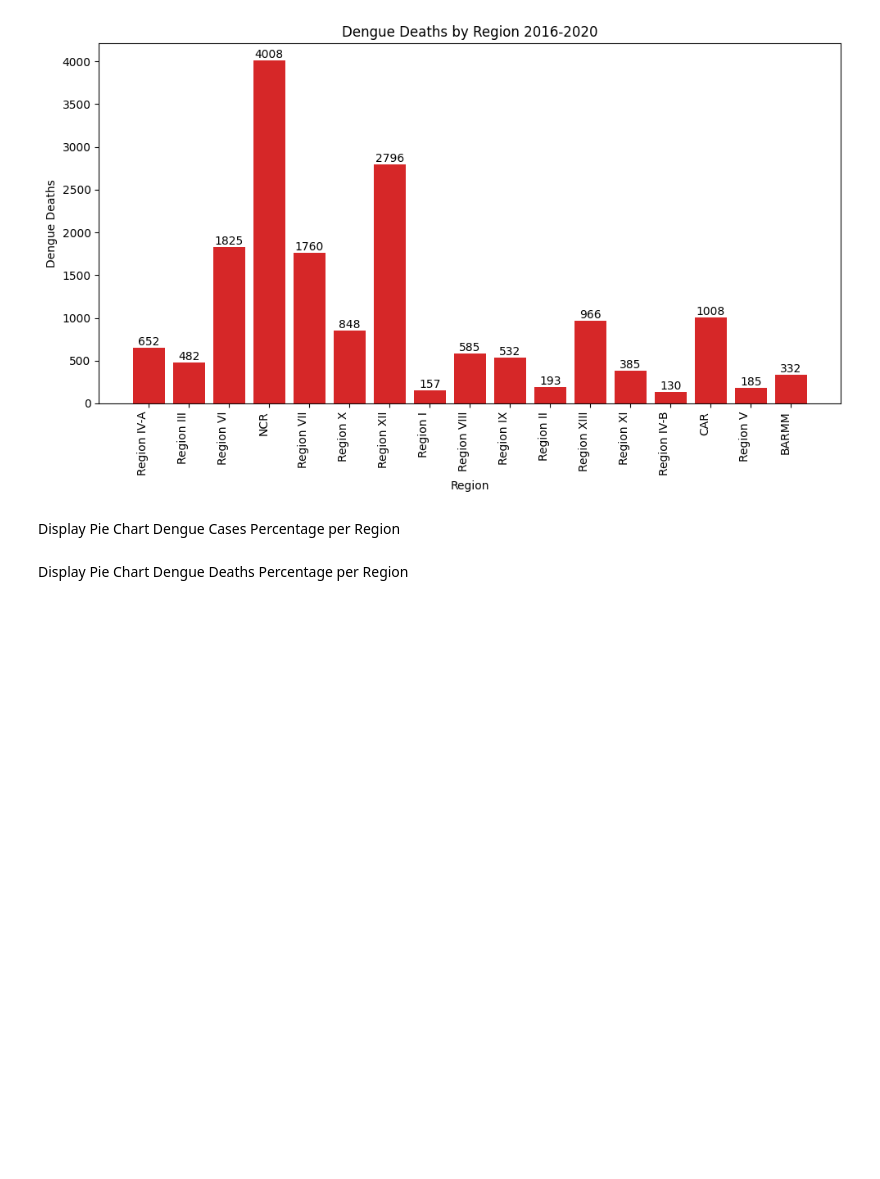
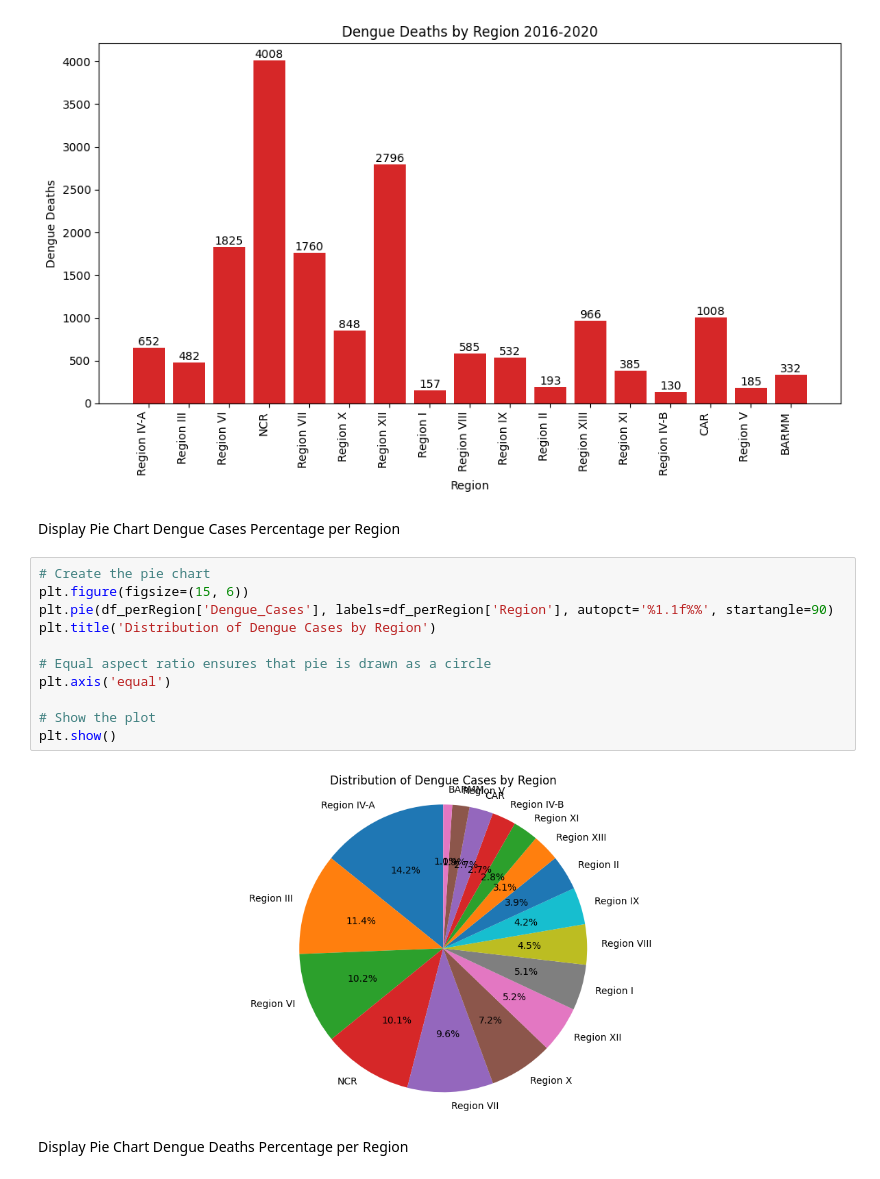
Before and after one commit to dambear/ITBA3203-PROJECT, a Jupyter notebook: dengue.ipynb, the cells around one changed output. Cells and saved outputs as stored; diff of their text form; blank space fills up the shorter version.

Commit message:
piechart dengue cases per region

```diff
--- a/dengue.ipynb
+++ b/dengue.ipynb
@@ -200,6 +200,19 @@ plt.show()
 [figure]
 # %% [markdown]
 Display Pie Chart Dengue Cases Percentage per Region
+# %%
+# Create the pie chart
+plt.figure(figsize=(15, 6))
+plt.pie(df_perRegion['Dengue_Cases'], labels=df_perRegion['Region'], autopct='%1.1f%%', startangle=90)
+plt.title('Distribution of Dengue Cases by Region')
+
+# Equal aspect ratio ensures that pie is drawn as a circle
+plt.axis('equal')
+
+# Show the plot
+plt.show()
+# %% [output]
+[figure, added]
 # %% [markdown]
 Display Pie Chart Dengue Deaths Percentage per Region
 # %%
```
